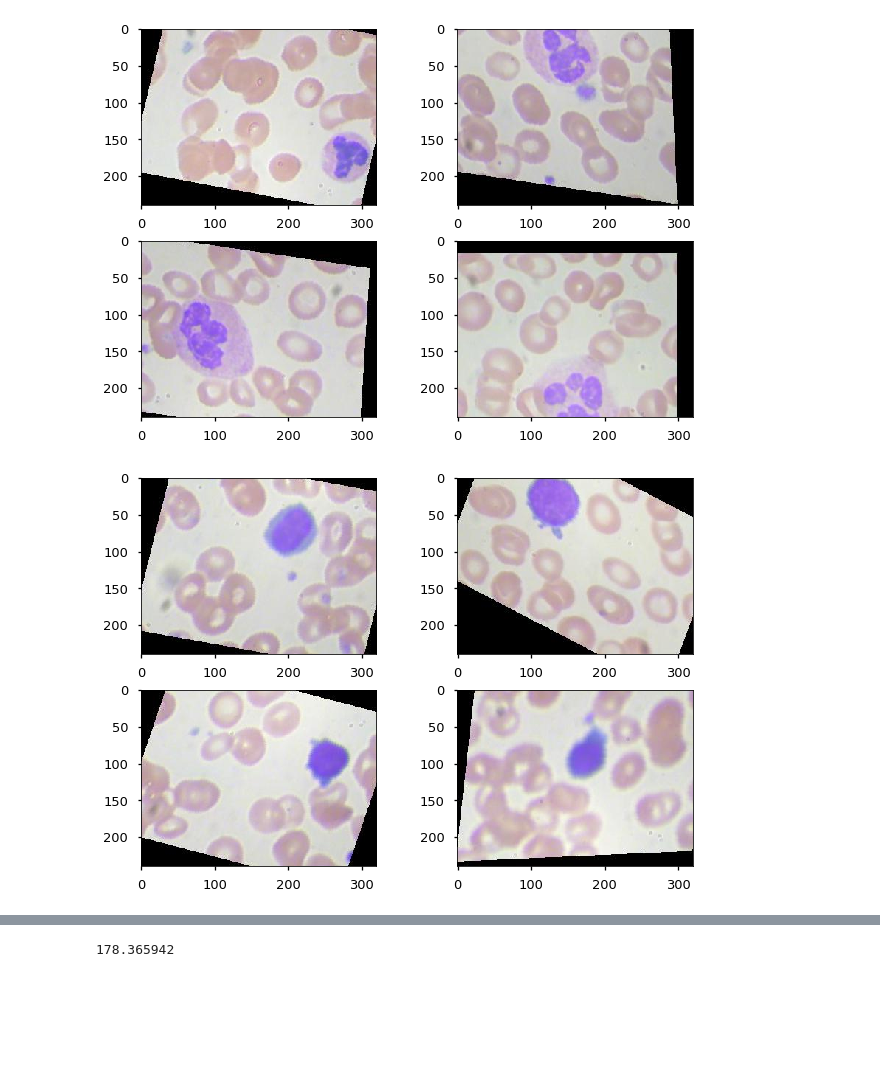
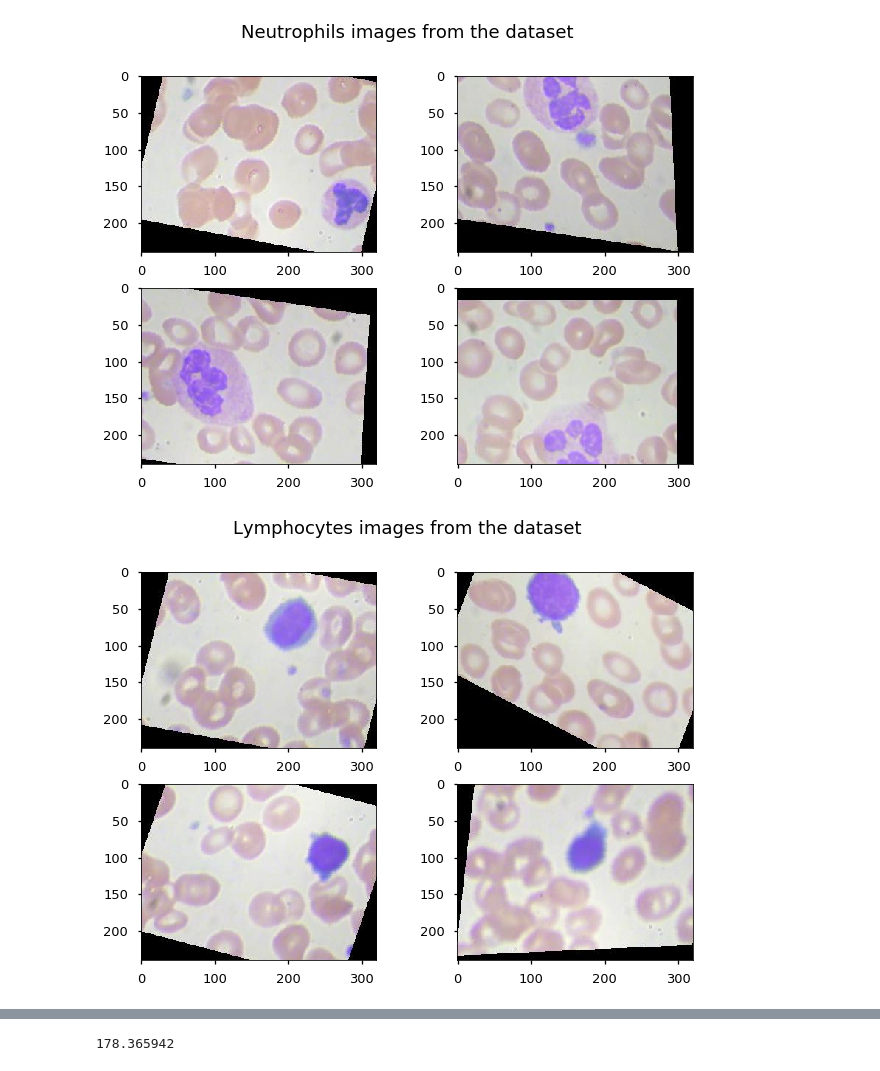
Before and after one commit to BoucheDimitri/SOADML, a Jupyter notebook: ImagesProcessing.ipynb, the cells around one changed output, grey strips where cells are left out. Drawn from its saved outputs; the diff is of its cells as text; code cells hidden in the pictures; blank space fills up the shorter version.

```diff
--- a/ImagesProcessing.ipynb
+++ b/ImagesProcessing.ipynb
@@ -17 +13,14 @@ def load_image(impath):
+# %%
+def load_image(impath):
+    """
+    Load image file from computer
+
+    Params:
+        impath (str) : path to the file
+
+    Returns :
+        numpy.ndarray : the image as a 2d array if it is in gray scale and as a 3d array if it is in color
+    """
+    image = cv2.imread(impath)
+    return image
 # %%
@@ -30,21 +36,20 @@ impath8 = path + "/images/TRAIN/LYMPHOCYTE/_0_547.jpeg"
 # %%
-# Load examples images and plot them
+# Load examples images for neutrophils and plot them
 imtest = load_image(impath1)
 imtest2 = load_image(impath2)
 imtest3 = load_image(impath3)
 imtest4 = load_image(impath4)
 fig, axes = plt.subplots(2, 2)
 axes[0, 0].imshow(cv2.cvtColor(imtest, cv2.COLOR_BGR2RGB))
 axes[1, 0].imshow(cv2.cvtColor(imtest2, cv2.COLOR_BGR2RGB))
 axes[0, 1].imshow(cv2.cvtColor(imtest3, cv2.COLOR_BGR2RGB))
 axes[1, 1].imshow(cv2.cvtColor(imtest4, cv2.COLOR_BGR2RGB))
-# plt.suptitle("Neutrophils images from the dataset")
-plt.savefig(os.getcwd() + "/Latex/Graphs/Neutrophils_originals.pdf")
+plt.suptitle("Neutrophils images from the dataset")
 plt.show()
 # %% [output]
-[figure, old version]
+[figure, new version]
 # %%
-# Load examples images and plot them
+# Load examples of lymphocytes images and plot them
 imtest5 = load_image(impath5)
 imtest6 = load_image(impath6)
 imtest7 = load_image(impath7)
@@ -54,11 +59,10 @@ axes[0, 0].imshow(cv2.cvtColor(imtest5, cv2.COLOR_BGR2RGB))
 axes[1, 0].imshow(cv2.cvtColor(imtest6, cv2.COLOR_BGR2RGB))
 axes[0, 1].imshow(cv2.cvtColor(imtest7, cv2.COLOR_BGR2RGB))
 axes[1, 1].imshow(cv2.cvtColor(imtest8, cv2.COLOR_BGR2RGB))
-# plt.suptitle("Lymphocytes images from the dataset")
-plt.savefig(os.getcwd() + "/Latex/Graphs/Lymphocytes_originals.pdf")
+plt.suptitle("Lymphocytes images from the dataset")
 plt.show()
 # %% [output]
-[figure, old version]
+[figure, new version]
 # %%
 # Pre processing first phase : efficient to blur the images
 # so as to find the darker zones in the image in order to crop on the cell of interest
```
Also changed, not shown: parts of 25 cells of this notebook, 1 other file.
